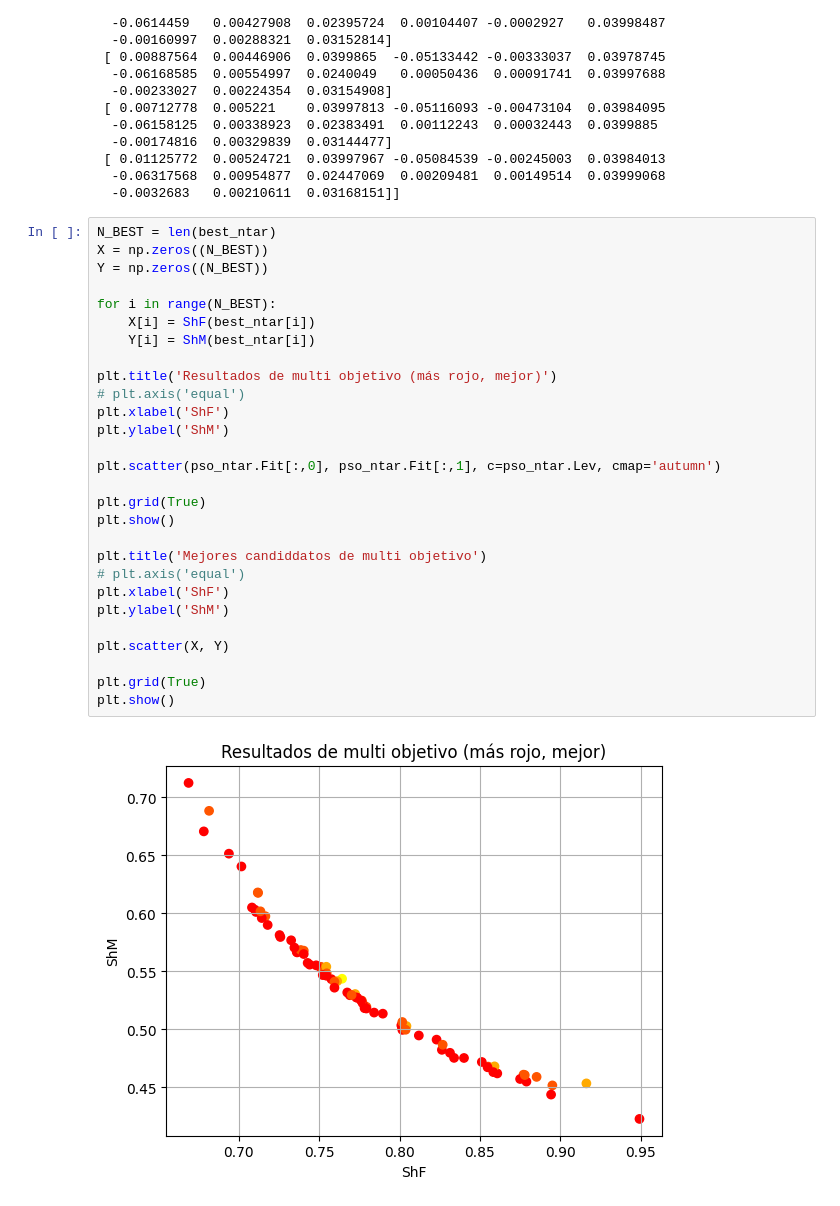
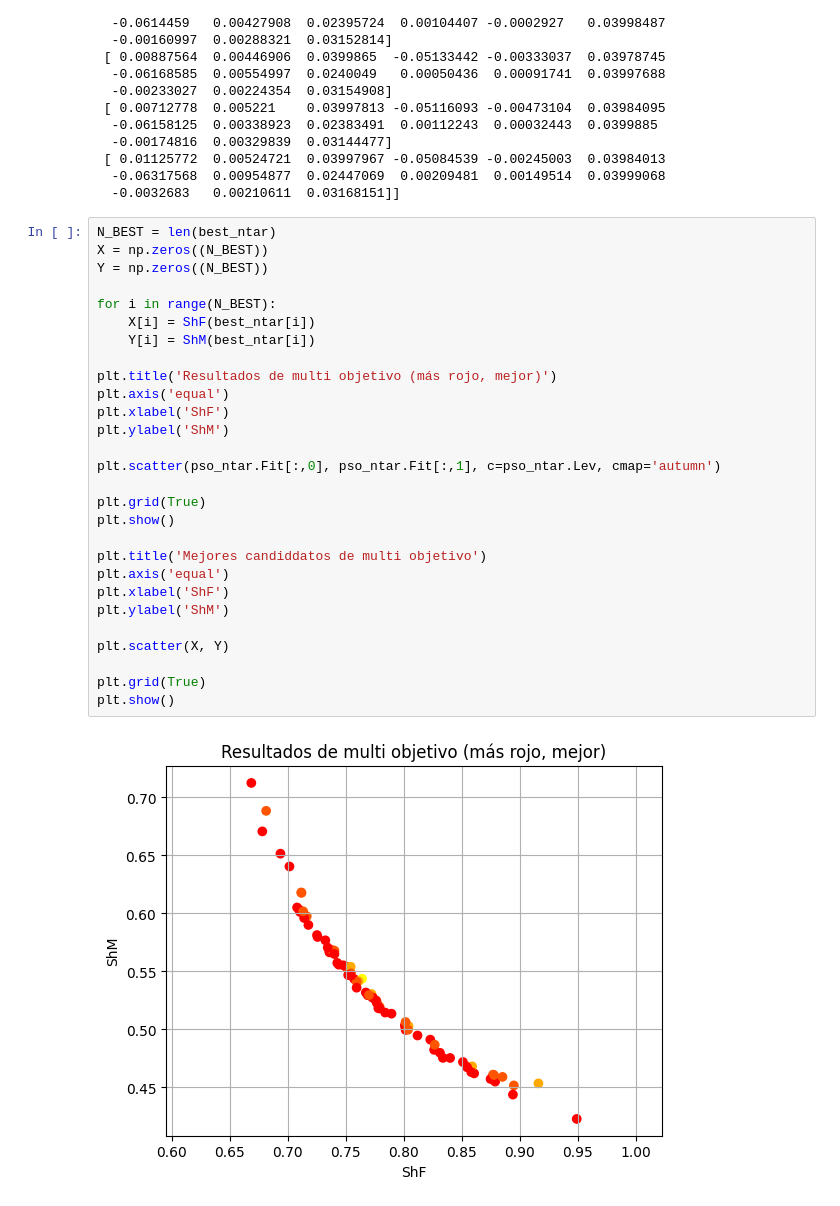
Before and after one commit to DavidParedes2021/Optimization, a Jupyter notebook: 10 - Particle Swarm Optimization/PSOTest.ipynb, the cells around one changed output. Saved outputs shown, nothing was run; the diff lists cells and outputs as text.

Commit message:
Another Graph tweak

```diff
--- a/10 - Particle Swarm Optimization/PSOTest.ipynb
+++ b/10 - Particle Swarm Optimization/PSOTest.ipynb
@@ -107,30 +107,30 @@ print(best_ntar[:5])
 # %%
 N_BEST = len(best_ntar)
 X = np.zeros((N_BEST))
 Y = np.zeros((N_BEST))
 
 for i in range(N_BEST):
 	X[i] = ShF(best_ntar[i])
 	Y[i] = ShM(best_ntar[i])
 
 plt.title('Resultados de multi objetivo (más rojo, mejor)')
-# plt.axis('equal')
+plt.axis('equal')
 plt.xlabel('ShF')
 plt.ylabel('ShM')
 
 plt.scatter(pso_ntar.Fit[:,0], pso_ntar.Fit[:,1], c=pso_ntar.Lev, cmap='autumn')
 
 plt.grid(True)
 plt.show()
 
 plt.title('Mejores candiddatos de multi objetivo')
-# plt.axis('equal')
+plt.axis('equal')
 plt.xlabel('ShF')
 plt.ylabel('ShM')
 
 plt.scatter(X, Y)
 
 plt.grid(True)
 plt.show()
 # %% [output]
-[figure, old version]
+[figure, new version]
```
Also changed, not shown: parts of 1 cell of this notebook.
